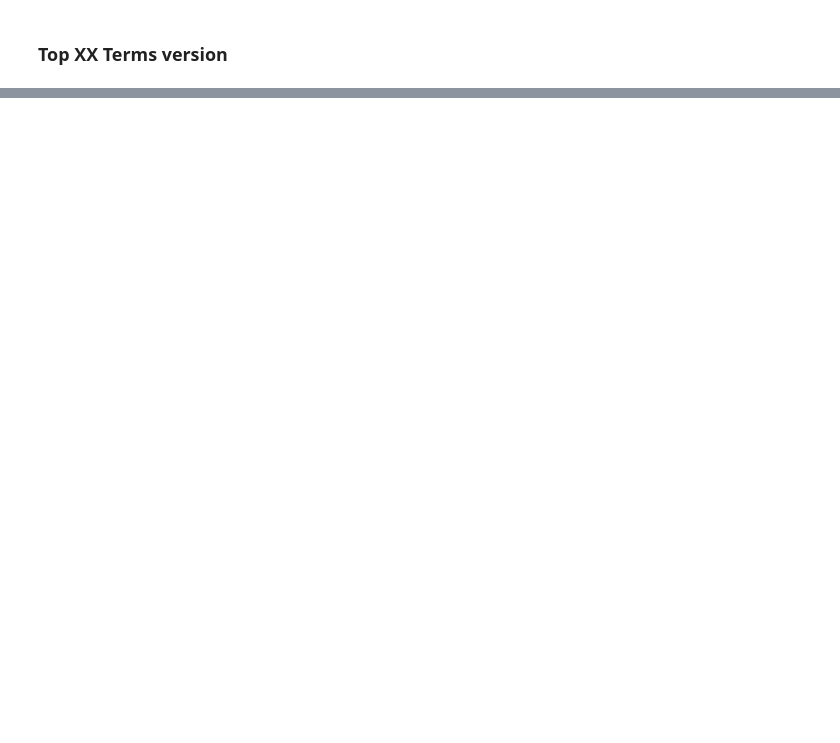
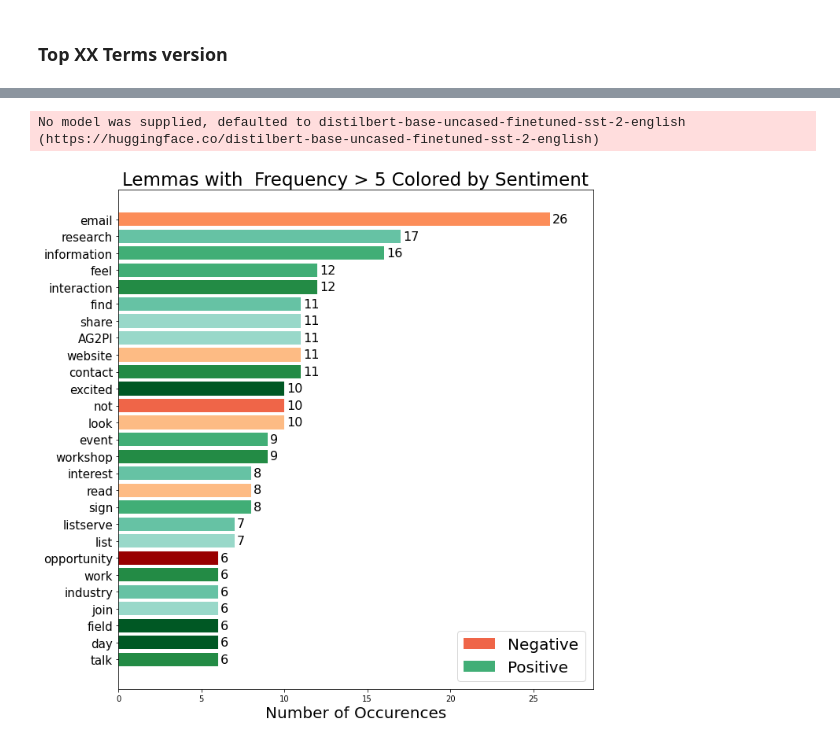
Before and after one commit to blitt2018/PSCExploratoryNLP, a Jupyter notebook: polishedCodeFigs.ipynb, the cells around one changed output, grey strips where cells are left out. Drawn from its saved outputs; the diff is of its cells as text; code cells hidden in the pictures; blank space fills up the shorter version.

Commit message:
finished integrating/debugging sent. classification

```diff
--- a/polishedCodeFigs.ipynb
+++ b/polishedCodeFigs.ipynb
@@ -257,0 +249,38 @@ max values array: [5 5 5 5 5 5]
+# %%
+#use this whenever we need to reload the Document object
+import importlib
+imported_module = importlib.import_module("DocumentWorking")
+importlib.reload(imported_module)
+from DocumentWorking import *
+
+#if we want to do sentiment analysis, set "sentAnalysis = True" when creating subsetDoc object
+doc = Document("/home/blitt/Academic/PSC/NLPPipelines/AG2PIAnalytics/AG2PISlides.csv",nlp, subsetColumns=["Persona", "Engagement", "Touchpoint"], sentAnalysis=True)
+# %% [output]
+No model was supplied, defaulted to distilbert-base-uncased-finetuned-sst-2-english (https://huggingface.co/distilbert-base-uncased-finetuned-sst-2-english)
+# %%
+#get lemmas split by values in the Touchpoint column
+#get top 15 lemmas and their num of occurences
+freqDict = doc.getFreqDictCutoff(doc.importantLemmas, 5)[0]
+
+#now find phrases corresponding to these terms
+#first pull apart dictionary
+sortedLists = doc.unZipFreqDict(freqDict)
+freqKeys, freqVals = sortedLists
+
+#now grab all spans that contain freqKeys
+wordSpanDict = doc.getWordSpans(freqKeys)
+
+#get a dictionary of word -> avg sent of spans containing word
+wordSpanSents = doc.getWordSpanSent(wordSpanDict)
+
+ax = doc.FreqSentBarChart(freqDict, wordSpanSents)
+
+#START OF STYLING BY USER
+ax.set_title("Lemmas with  Frequency > 5 Colored by Sentiment", size=23)
+ax.set_xlabel("Number of Occurences", size=20)
+ax.tick_params(axis="y", labelsize=15)
+plt.rcParams["legend.fontsize"] = 20
+plt.tight_layout()
+#plt.savefig("/home/blitt/Academic/PSC/NLPPipelines/AG2PIAnalytics/mockups/topTenSentiment.jpg")
+# %% [output]
+[figure, added]
```
Also changed, not shown: parts of 24 cells of this notebook, 1 other file.
